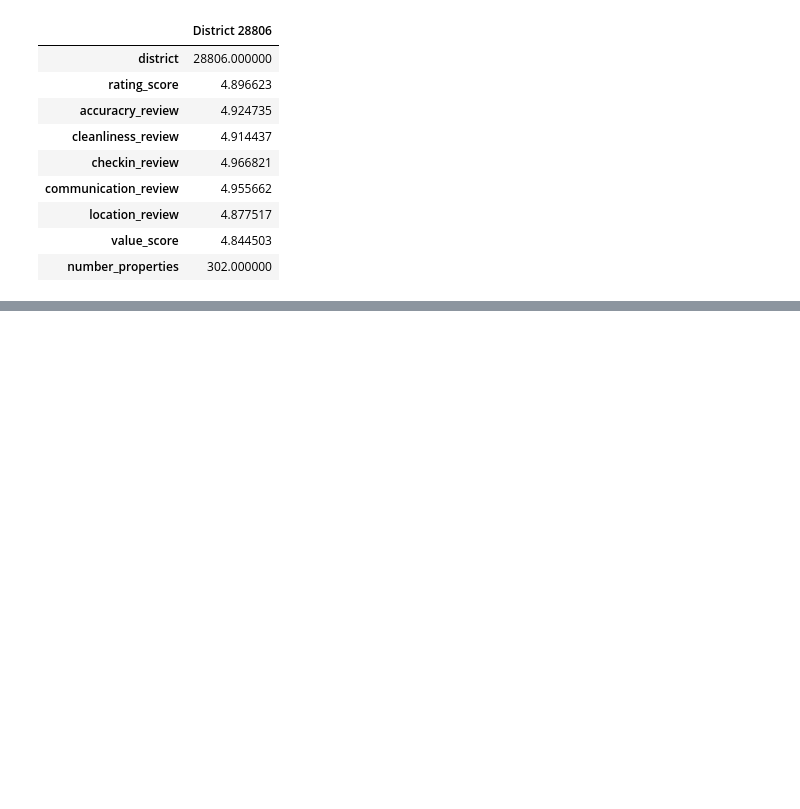
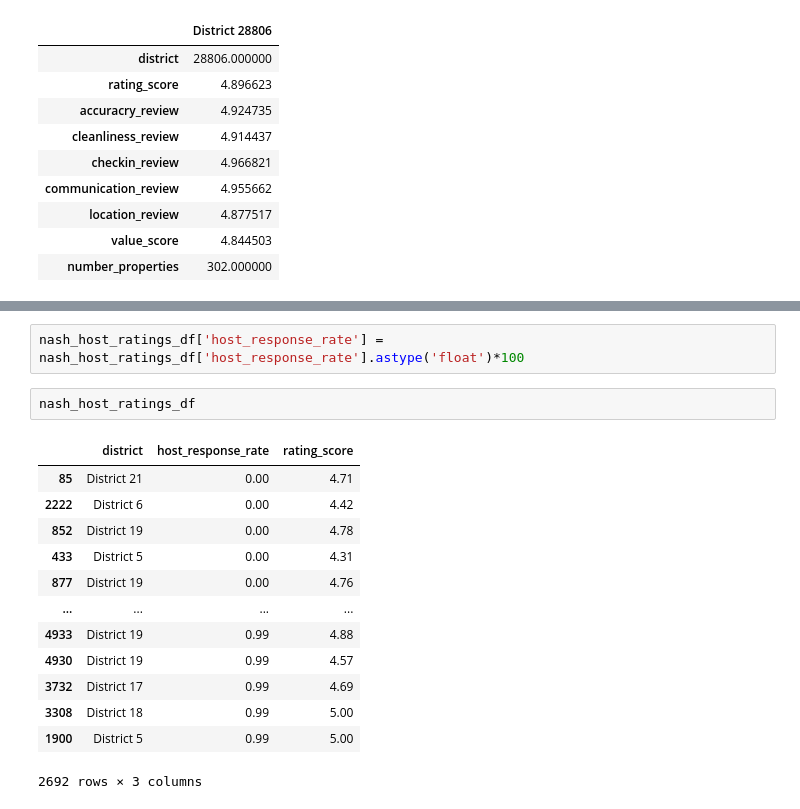
Before and after one commit to JonathanBrown003/Airbnb-A-Closer-Look-Nashville-Asheville, a Jupyter notebook: Analysis_Tu.ipynb, the cells around one changed output, grey strips where cells are left out. Saved outputs shown, nothing was run; the diff lists cells and outputs as text; blank space fills up the shorter version.

```diff
--- a/Analysis_Tu.ipynb
+++ b/Analysis_Tu.ipynb
@@ -1140,0 +1327,18 @@ asheville_df.sort_values(by=['rating_score', 'number_properties']).drop(labels="
+# %%
+nash_host_ratings_df['host_response_rate'] = nash_host_ratings_df['host_response_rate'].astype('float')*100
+# %%
+nash_host_ratings_df
+# %% [output]
+|  | district | host_response_rate | rating_score |
+| 85 | District 21 | 0.00 | 4.71 |
+| 2222 | District 6 | 0.00 | 4.42 |
+| 852 | District 19 | 0.00 | 4.78 |
+| 433 | District 5 | 0.00 | 4.31 |
+| 877 | District 19 | 0.00 | 4.76 |
+| ... | ... | ... | ... |
+| 4933 | District 19 | 0.99 | 4.88 |
+| 4930 | District 19 | 0.99 | 4.57 |
+| 3732 | District 17 | 0.99 | 4.69 |
+| 3308 | District 18 | 0.99 | 5.00 |
+| 1900 | District 5 | 0.99 | 5.00 |
+2692 rows × 3 columns
```
Also changed, not shown: parts of 15 cells of this notebook.
